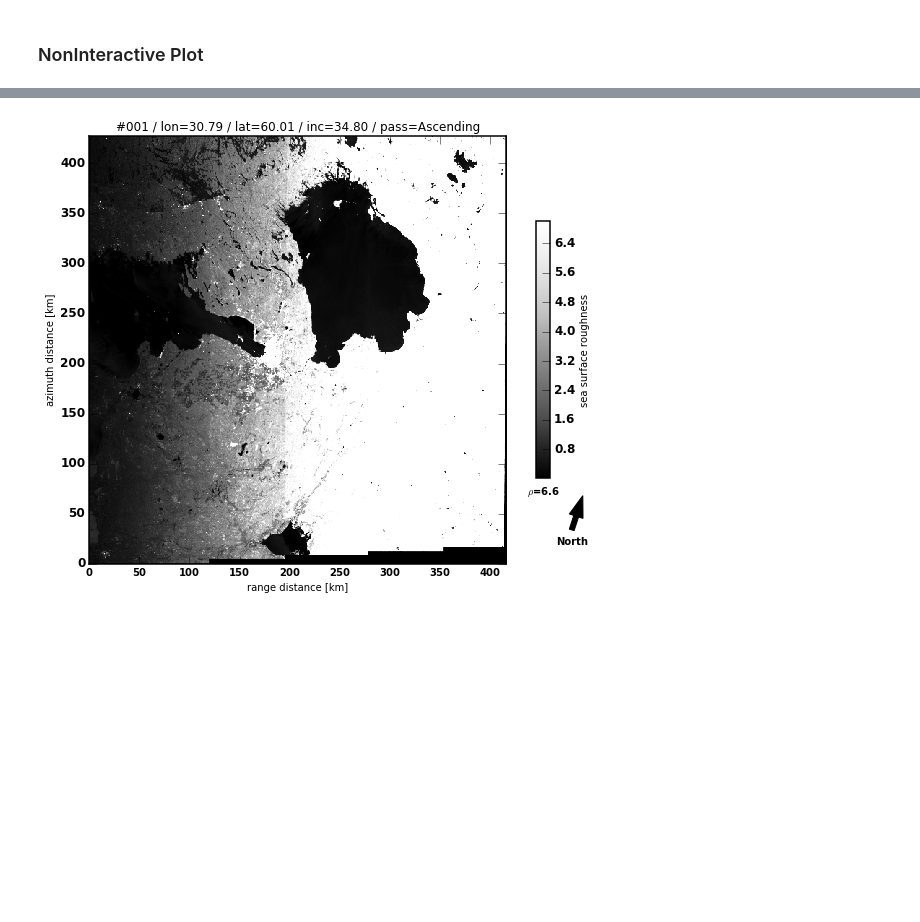
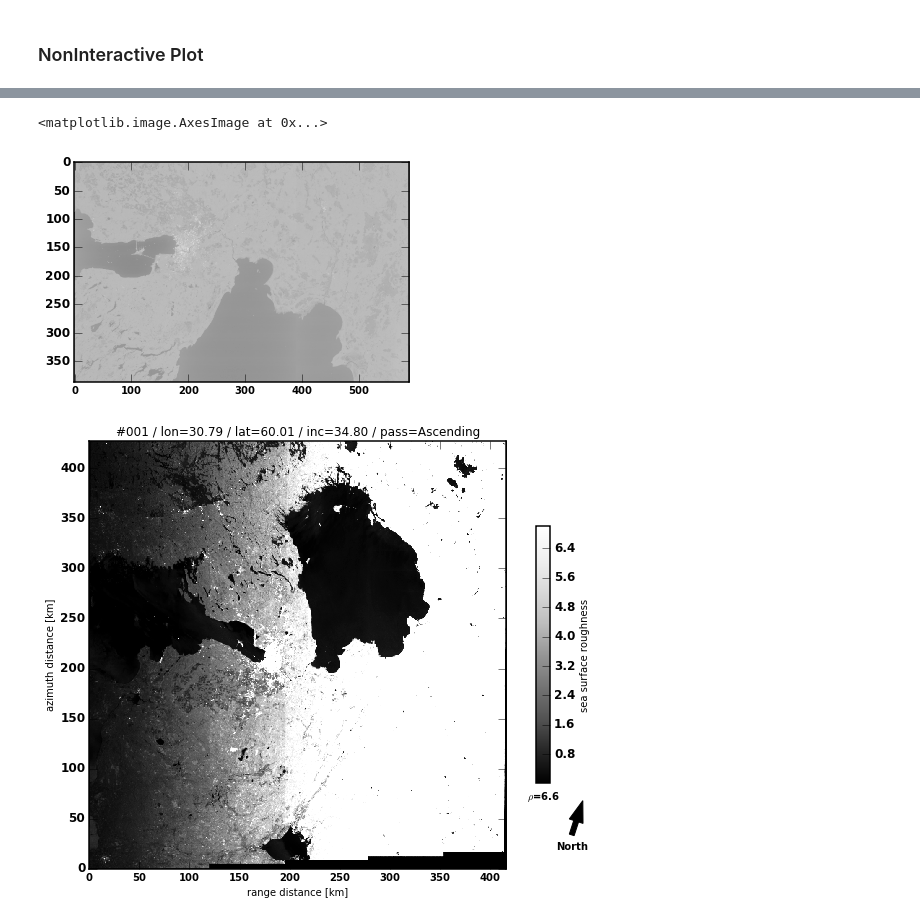
Before and after one commit to magican/PySOL, a Jupyter notebook: notebooks/Sentinel-1/Cerbere_pySAR_example.ipynb, the cells around one changed output, grey strips where cells are left out. Cells and saved outputs as stored; diff of their text form; code cells hidden in the pictures; blank space fills up the shorter version.

```diff
--- a/notebooks/Sentinel-1/Cerbere_pySAR_example.ipynb
+++ b/notebooks/Sentinel-1/Cerbere_pySAR_example.ipynb
@@ -138,3 +159,9 @@ cpax.set_axis_off()
+# %%
+plt.close('all')
+plt.imshow(sigma0)
+# %% [output]
+<matplotlib.image.AxesImage at 0x...>
+[figure, added]
 # %%
 from scipy.stats import scoreatpercentile
 import numpy as np
```
Also changed, not shown: parts of 6 cells of this notebook, 5 other files.
